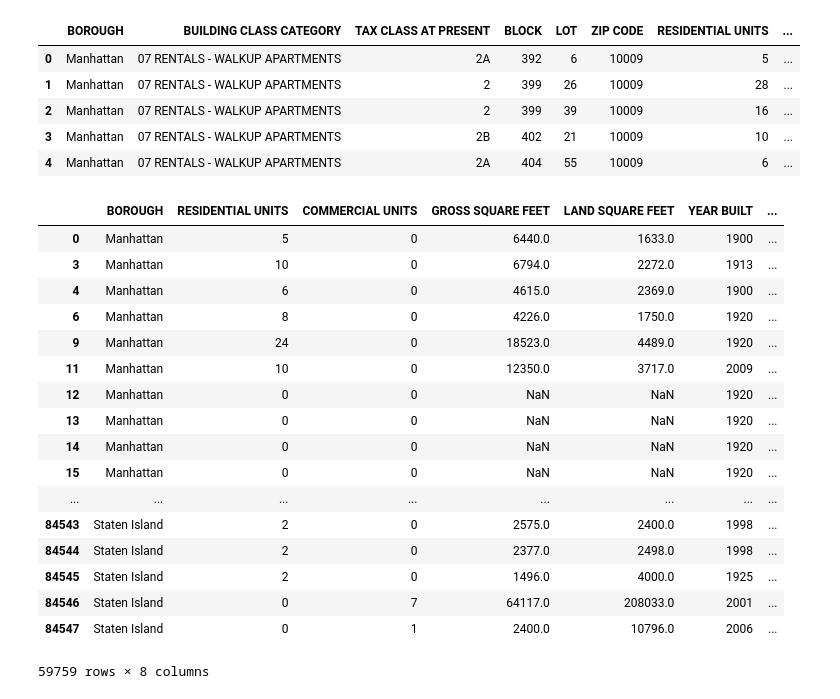
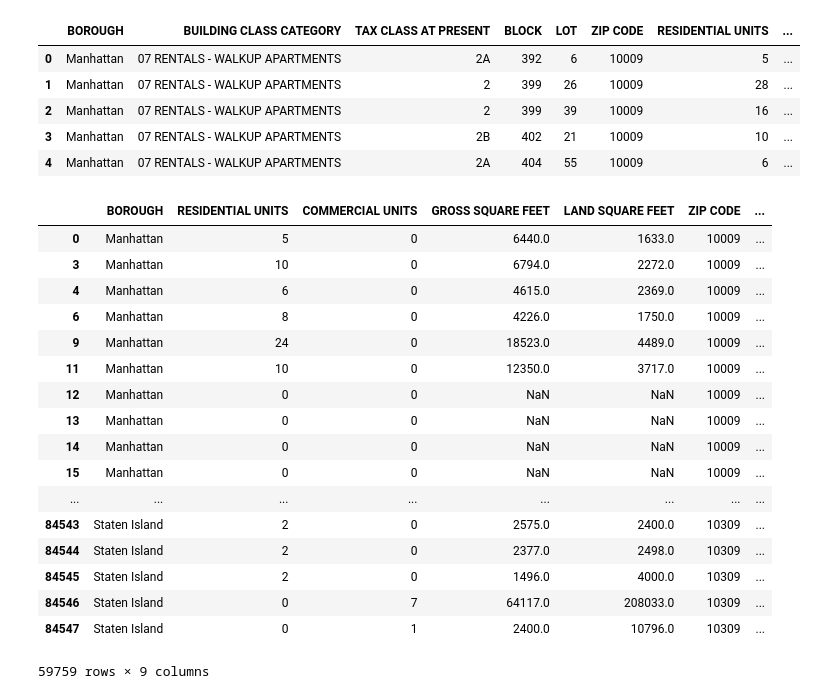
Before and after one commit to walidcol/Machine-Learning-Final-Project, a Jupyter notebook: Untitled.ipynb, the cells around one changed output. Drawn from its saved outputs; the diff is of its cells as text; code cells hidden in the pictures.

```diff
--- a/Untitled.ipynb
+++ b/Untitled.ipynb
@@ -51,25 +51,25 @@ df.head()
 | 3 | Manhattan | 07 RENTALS - WALKUP APARTMENTS | 2B | 402 | 21 | 10009 | 10 | ... |
 | 4 | Manhattan | 07 RENTALS - WALKUP APARTMENTS | 2A | 404 | 55 | 10009 | 6 | ... |
 # %%
-df_replace = df.loc[(df['SALE PRICE'].replace(' -  ','0').astype(float) > 0.00),['BOROUGH','RESIDENTIAL UNITS','COMMERCIAL UNITS','GROSS SQUARE FEET','LAND SQUARE FEET','YEAR BUILT', 'LOT','SALE PRICE']]
+df_replace = df.loc[(df['SALE PRICE'].replace(' -  ','0').astype(float) > 0.00),['BOROUGH','RESIDENTIAL UNITS','COMMERCIAL UNITS','GROSS SQUARE FEET','LAND SQUARE FEET','ZIP CODE','YEAR BUILT', 'LOT','SALE PRICE']]
 df_replace
 # %% [output]
-|  | BOROUGH | RESIDENTIAL UNITS | COMMERCIAL UNITS | GROSS SQUARE FEET | LAND SQUARE FEET | YEAR BUILT | ... |
-| 0 | Manhattan | 5 | 0 | 6440.0 | 1633.0 | 1900 | ... |
-| 3 | Manhattan | 10 | 0 | 6794.0 | 2272.0 | 1913 | ... |
-| 4 | Manhattan | 6 | 0 | 4615.0 | 2369.0 | 1900 | ... |
-| 6 | Manhattan | 8 | 0 | 4226.0 | 1750.0 | 1920 | ... |
-| 9 | Manhattan | 24 | 0 | 18523.0 | 4489.0 | 1920 | ... |
-| 11 | Manhattan | 10 | 0 | 12350.0 | 3717.0 | 2009 | ... |
-| 12 | Manhattan | 0 | 0 | NaN | NaN | 1920 | ... |
-| 13 | Manhattan | 0 | 0 | NaN | NaN | 1920 | ... |
-| 14 | Manhattan | 0 | 0 | NaN | NaN | 1920 | ... |
-| 15 | Manhattan | 0 | 0 | NaN | NaN | 1920 | ... |
+|  | BOROUGH | RESIDENTIAL UNITS | COMMERCIAL UNITS | GROSS SQUARE FEET | LAND SQUARE FEET | ZIP CODE | ... |
+| 0 | Manhattan | 5 | 0 | 6440.0 | 1633.0 | 10009 | ... |
+| 3 | Manhattan | 10 | 0 | 6794.0 | 2272.0 | 10009 | ... |
+| 4 | Manhattan | 6 | 0 | 4615.0 | 2369.0 | 10009 | ... |
+| 6 | Manhattan | 8 | 0 | 4226.0 | 1750.0 | 10009 | ... |
+| 9 | Manhattan | 24 | 0 | 18523.0 | 4489.0 | 10009 | ... |
+| 11 | Manhattan | 10 | 0 | 12350.0 | 3717.0 | 10009 | ... |
+| 12 | Manhattan | 0 | 0 | NaN | NaN | 10009 | ... |
+| 13 | Manhattan | 0 | 0 | NaN | NaN | 10009 | ... |
+| 14 | Manhattan | 0 | 0 | NaN | NaN | 10009 | ... |
+| 15 | Manhattan | 0 | 0 | NaN | NaN | 10009 | ... |
 | ... | ... | ... | ... | ... | ... | ... | ... |
-| 84543 | Staten Island | 2 | 0 | 2575.0 | 2400.0 | 1998 | ... |
-| 84544 | Staten Island | 2 | 0 | 2377.0 | 2498.0 | 1998 | ... |
-| 84545 | Staten Island | 2 | 0 | 1496.0 | 4000.0 | 1925 | ... |
-| 84546 | Staten Island | 0 | 7 | 64117.0 | 208033.0 | 2001 | ... |
-| 84547 | Staten Island | 0 | 1 | 2400.0 | 10796.0 | 2006 | ... |
+| 84543 | Staten Island | 2 | 0 | 2575.0 | 2400.0 | 10309 | ... |
+| 84544 | Staten Island | 2 | 0 | 2377.0 | 2498.0 | 10309 | ... |
+| 84545 | Staten Island | 2 | 0 | 1496.0 | 4000.0 | 10309 | ... |
+| 84546 | Staten Island | 0 | 7 | 64117.0 | 208033.0 | 10309 | ... |
+| 84547 | Staten Island | 0 | 1 | 2400.0 | 10796.0 | 10309 | ... |
-59759 rows × 8 columns
+59759 rows × 9 columns
 # %%
```
Also changed, not shown: parts of 1 cell of this notebook, 1 other file.
